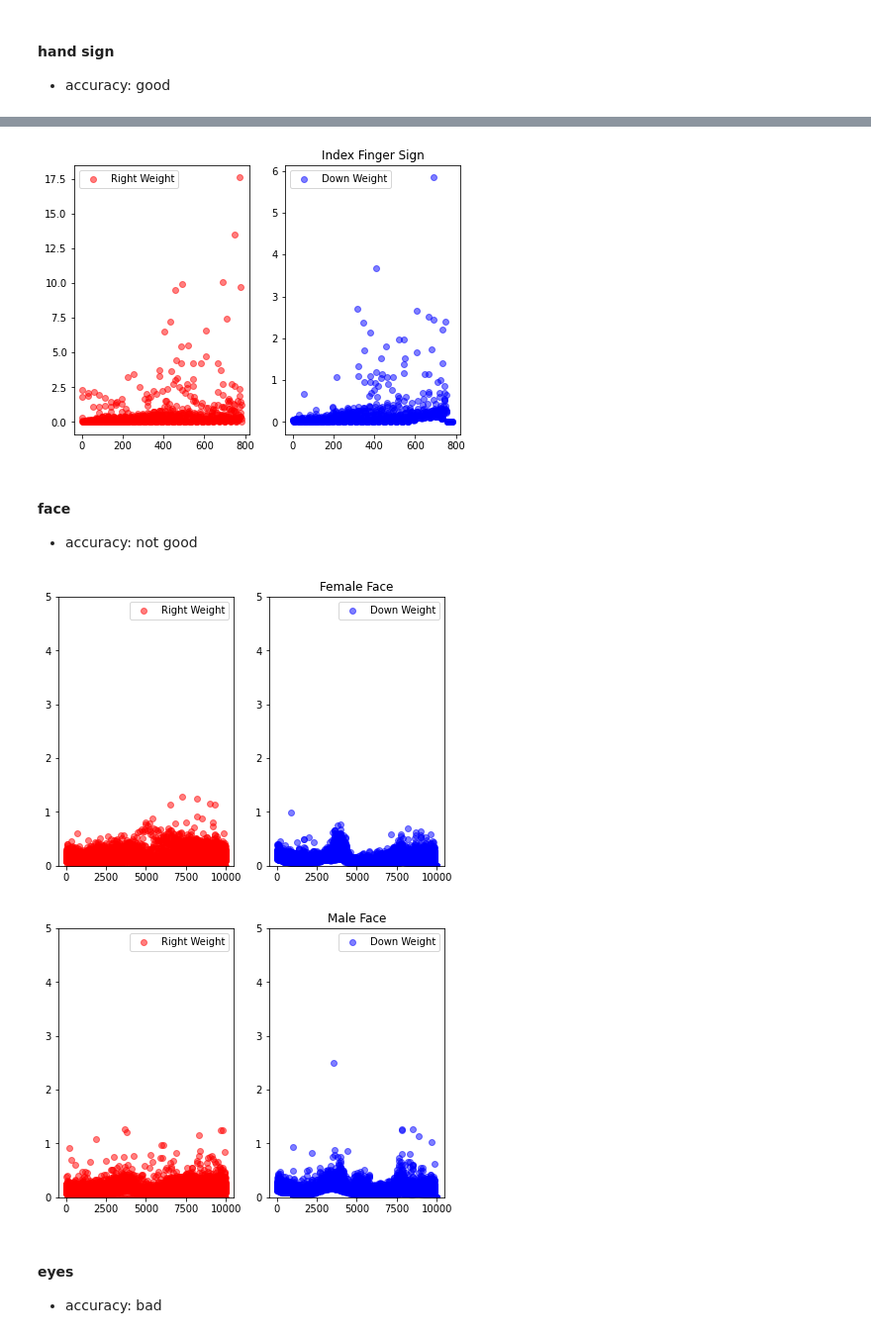
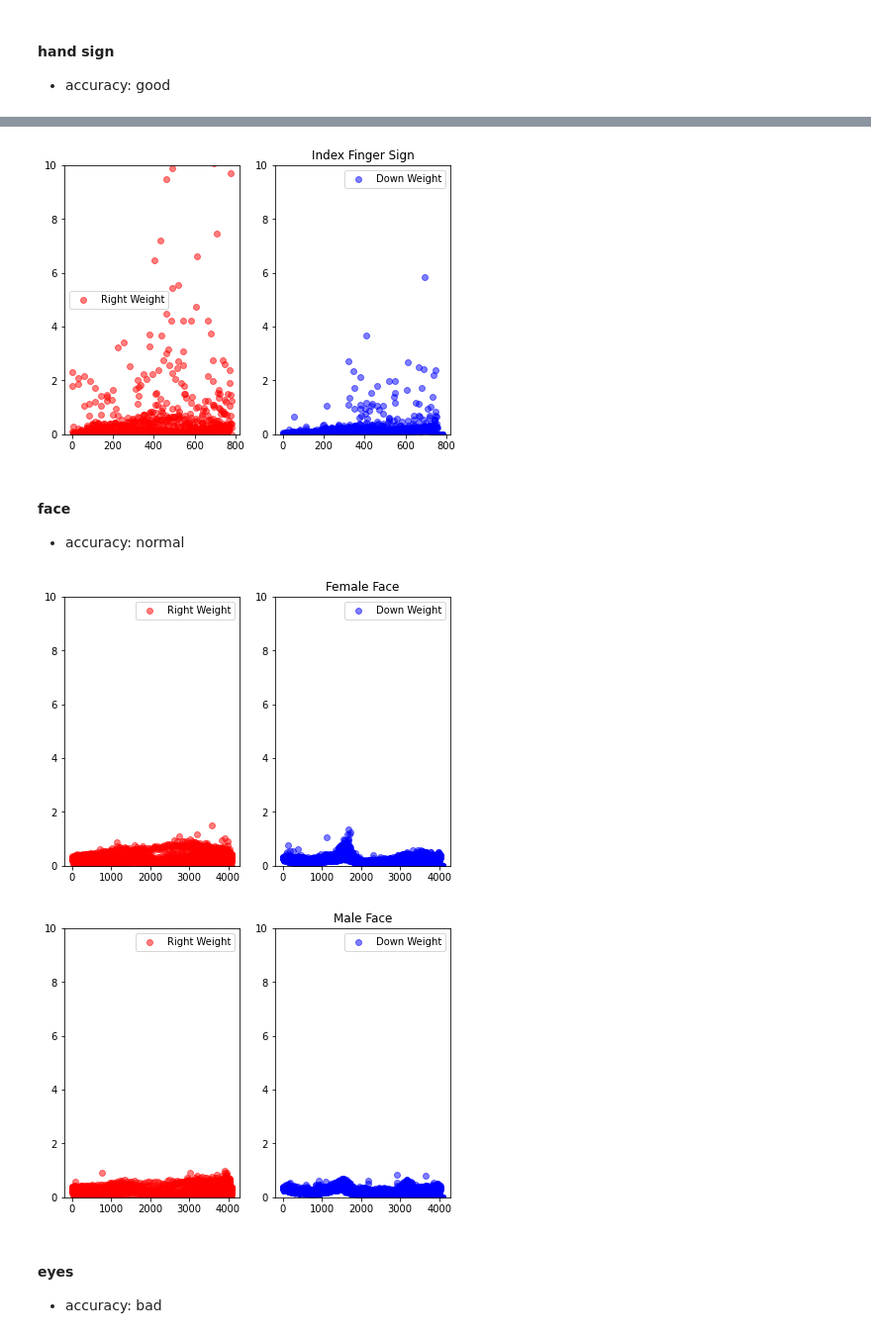
Before and after one commit to SimplePro/CVFW, a Jupyter notebook: data set analysis.ipynb, the cells around one changed output, grey strips where cells are left out. Shown at 99% size. Saved outputs shown, nothing was run; the diff lists cells and outputs as text; code cells hidden in the pictures.

```diff
--- a/data set analysis.ipynb
+++ b/data set analysis.ipynb
@@ -47,10 +47,12 @@ def standard_deviation(m, n, directory, name):
 
     plt.subplot(1, 2, 1)
     plt.scatter(x, right_y, color="red", label="Right Weight", alpha=0.5)
+    plt.ylim([0, 10])
     plt.legend()
 
     plt.subplot(1, 2, 2)
     plt.scatter(x, down_y, color="blue", label="Down Weight", alpha=0.5)
+    plt.ylim([0, 10])
     plt.legend()
 
 
@@ -73,18 +75,18 @@ standard_deviation(28, 28, "C:\\kimdonghwan\\python\\CVFW\\image\\train\\hand_si
 # %%
 standard_deviation(28, 28, "C:\\kimdonghwan\\python\\CVFW\\image\\train\\hand_sign\\D", "Index Finger Sign")
 # %% [output]
-[figure, old version]
+[figure, new version]
 # %% [markdown]
 #### face
-- accuracy: not good
+- accuracy: normal
 # %%
-standard_deviation(100, 100, "C:\\kimdonghwan\\python\\CVFW\\image\\train\\face\\femaleface", "Female Face")
+standard_deviation(64, 64, "C:\\kimdonghwan\\python\\CVFW\\image\\train\\face\\femaleface", "Female Face")
 # %% [output]
-[figure, old version]
+[figure, new version]
 # %%
-standard_deviation(100, 100, "C:\\kimdonghwan\\python\\CVFW\\image\\train\\face\\maleface", "Male Face")
+standard_deviation(64, 64, "C:\\kimdonghwan\\python\\CVFW\\image\\train\\face\\maleface", "Male Face")
 # %% [output]
-[figure, old version]
+[figure, new version]
 # %% [markdown]
 #### eyes
 - accuracy: bad
```
Also changed, not shown: parts of 5 cells of this notebook.
